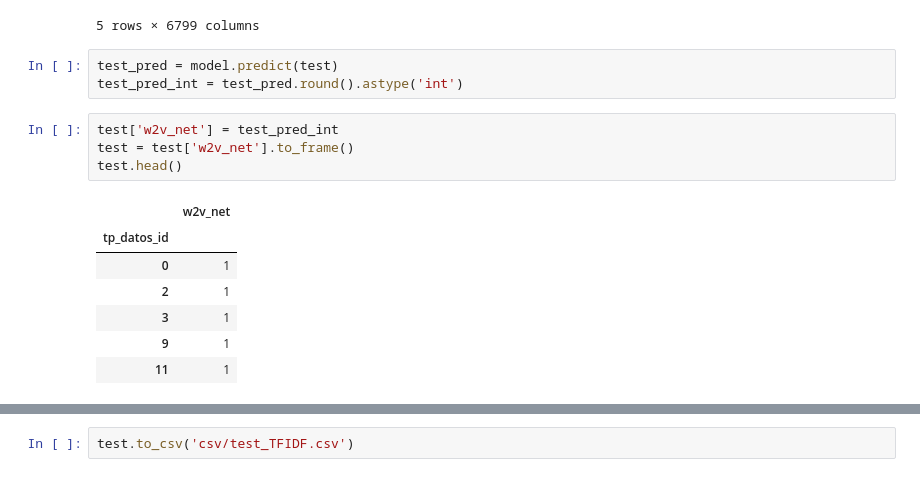
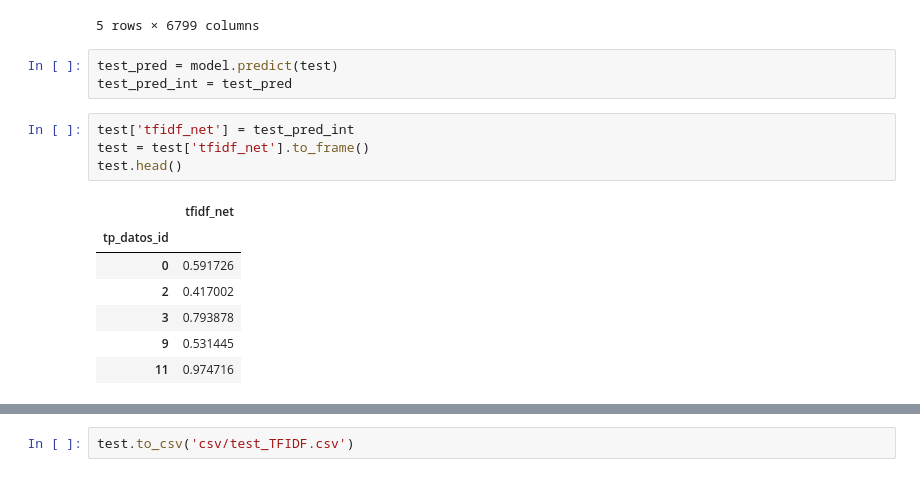
Before and after one commit to RiedelNicolas/TP2-Organizacion-de-Datos, a Jupyter notebook: modelo_7.ipynb, the cells around one changed output, grey strips where cells are left out. Drawn from its saved outputs; the diff is of its cells as text.

```diff
--- a/modelo_7.ipynb
+++ b/modelo_7.ipynb
@@ -406,17 +428,17 @@ test.head()
 5 rows × 6799 columns
 # %%
 test_pred = model.predict(test)
-test_pred_int = test_pred.round().astype('int')
+test_pred_int = test_pred
 # %%
-test['w2v_net'] = test_pred_int
-test = test['w2v_net'].to_frame()
+test['tfidf_net'] = test_pred_int
+test = test['tfidf_net'].to_frame()
 test.head()
 # %% [output]
-|  | w2v_net |
+|  | tfidf_net |
 | tp_datos_id |  |
-| 0 | 1 |
-| 2 | 1 |
-| 3 | 1 |
-| 9 | 1 |
-| 11 | 1 |
+| 0 | 0.591726 |
+| 2 | 0.417002 |
+| 3 | 0.793878 |
+| 9 | 0.531445 |
+| 11 | 0.974716 |
 # %%
```
Also changed, not shown: parts of 7 cells of this notebook, 2 other files.
